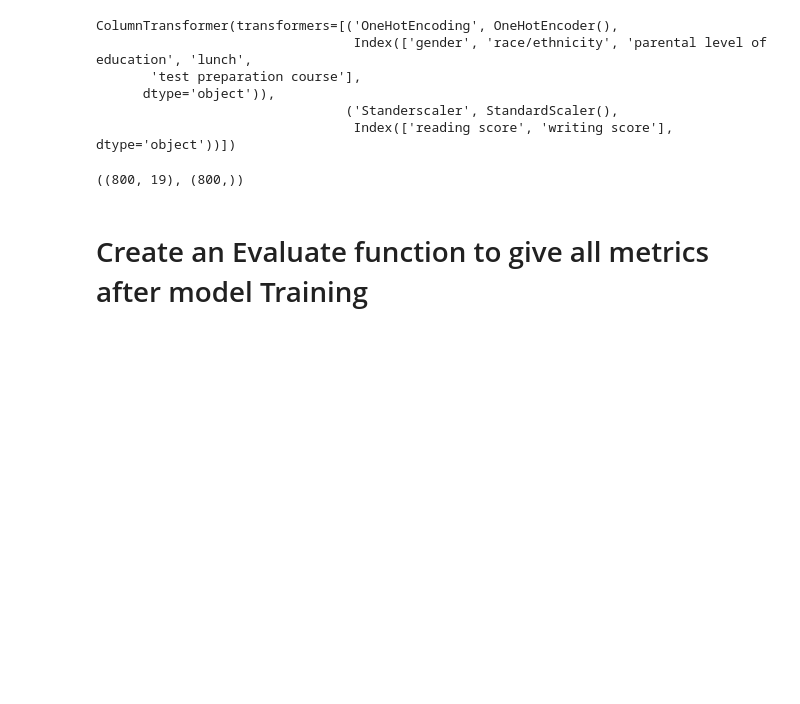
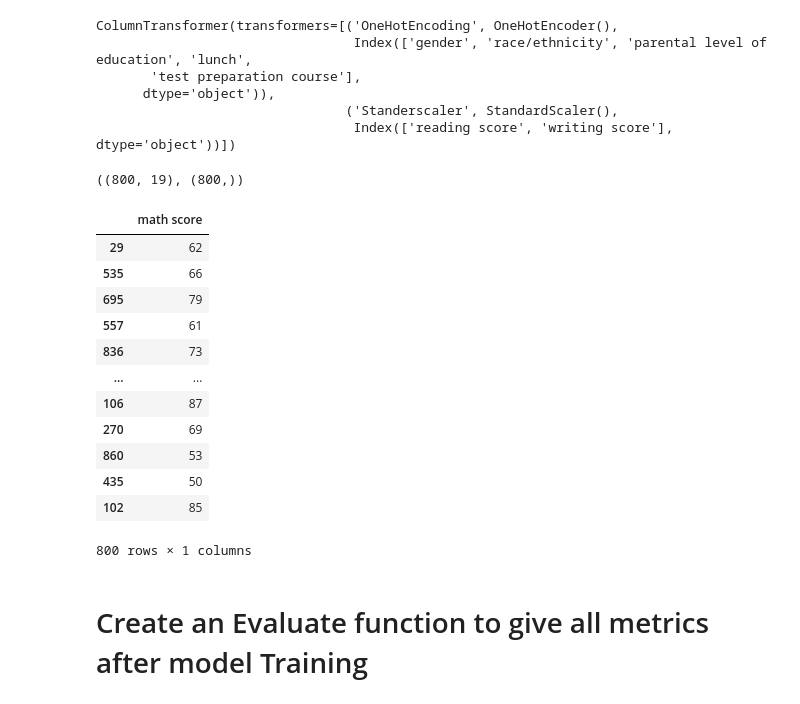
Before and after one commit to Atharv945-nikk/mlprojects, a Jupyter notebook: notebook/2. MODEL TRAINING.ipynb, the cells around one changed output. Saved outputs shown, nothing was run; the diff lists cells and outputs as text; code cells hidden in the pictures; blank space fills up the shorter version.

```diff
--- a/notebook/2. MODEL TRAINING.ipynb
+++ b/notebook/2. MODEL TRAINING.ipynb
@@ -78,6 +70,22 @@ X_train,X_test,y_train,y_test = train_test_split(X,y, test_size=0.2,random_state
 X_train.shape ,y_train.shape
 # %% [output]
 ((800, 19), (800,))
+# %%
+pd.DataFrame()
+# %% [output]
+|  | math score |
+| 29 | 62 |
+| 535 | 66 |
+| 695 | 79 |
+| 557 | 61 |
+| 836 | 73 |
+| ... | ... |
+| 106 | 87 |
+| 270 | 69 |
+| 860 | 53 |
+| 435 | 50 |
+| 102 | 85 |
+800 rows × 1 columns
 # %% [markdown]
 # Create an Evaluate function to give all metrics after model Training
 # %%
```
Also changed, not shown: parts of 4 cells of this notebook, 8 other files.
